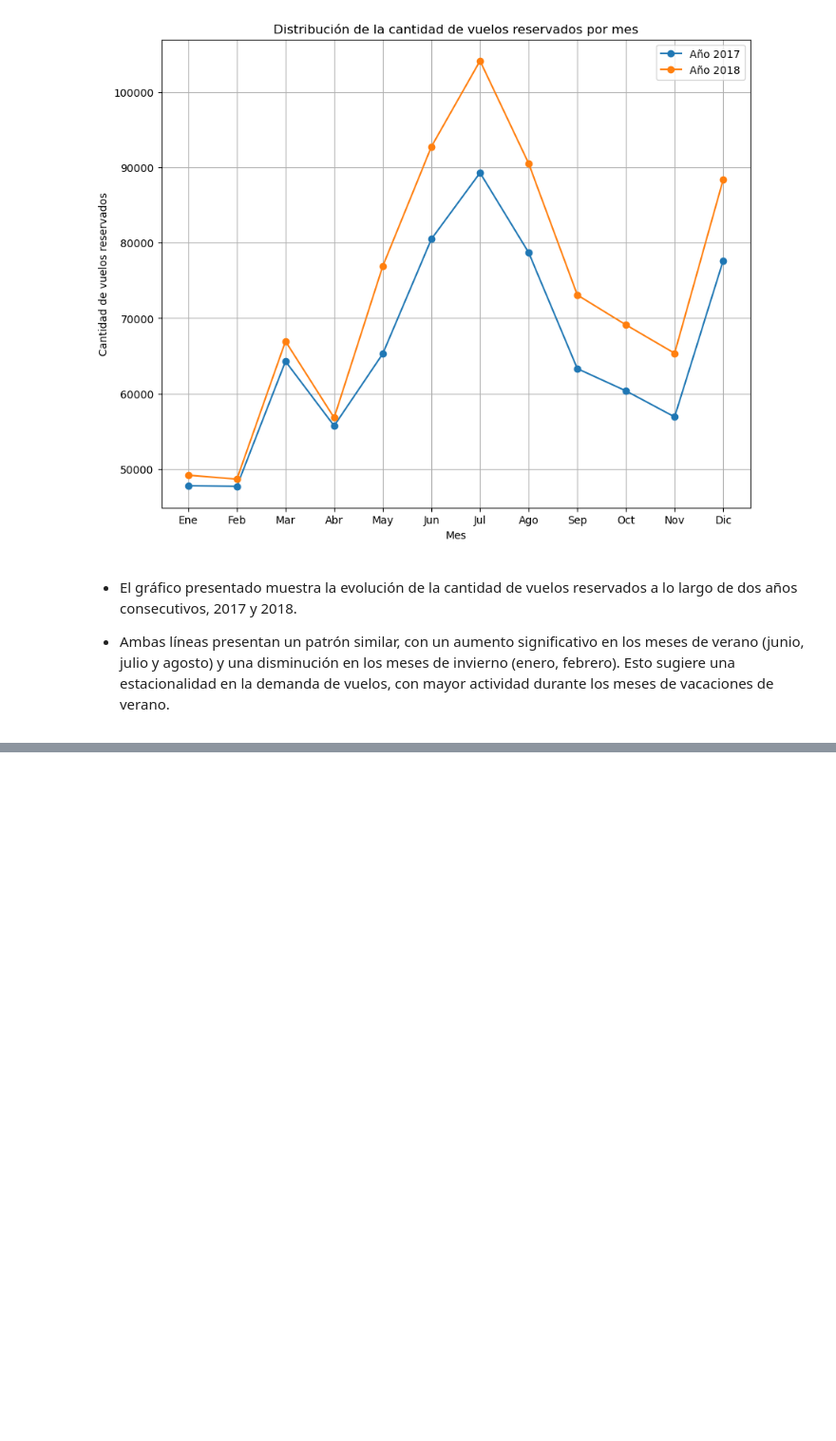
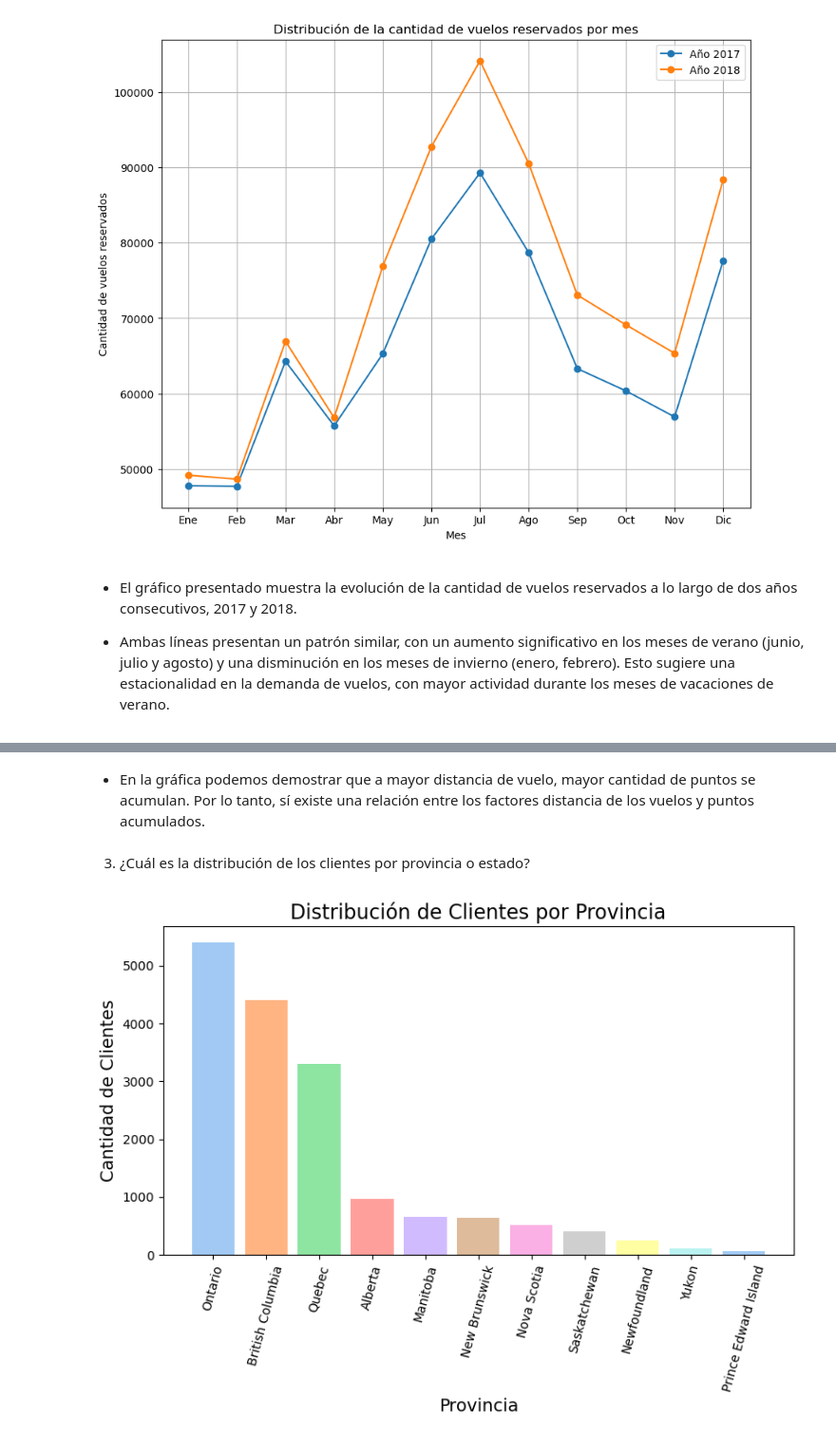
Before and after one commit to Adalab/bda-modulo-3-evaluacion-final-Lolamarba, a Jupyter notebook: FASE_2_Visualización.ipynb, the cells around one changed output, grey strips where cells are left out. Shown: that part at 95% size. Saved outputs shown, nothing was run; the diff lists cells and outputs as text; code cells hidden in the pictures; blank space fills up the shorter version.

```diff
--- a/FASE_2_Visualización.ipynb
+++ b/FASE_2_Visualización.ipynb
@@ -120,0 +142,29 @@ plt.show()
+# %% [markdown]
+- En la gráfica podemos demostrar que a mayor distancia de vuelo, mayor cantidad de puntos se acumulan. Por lo tanto, sí existe una relación entre los factores distancia de los vuelos y puntos acumulados.
+# %% [markdown]
+3. ¿Cuál es la distribución de los clientes por provincia o estado?
+# %%
+# Contar la cantidad de clientes por provincia
+provincia_counts = df_loyalty['provincia'].value_counts()
+
+# Configuración de tamaño de la figura
+plt.figure(figsize=(8, 6))
+
+colores = sns.color_palette("pastel")
+
+# Creamos un gráfico de barras
+plt.bar(provincia_counts.index, provincia_counts.values, color=colores)
+
+# Rotamos, en este caso, las etiquetas del eje x para mejor visualización
+plt.xticks(rotation=75)
+
+# Añadimos títulos y sus etiquetas
+plt.title('Distribución de Clientes por Provincia', fontsize=16)
+plt.xlabel('Provincia', fontsize=14)
+plt.ylabel('Cantidad de Clientes', fontsize=14)
+
+# Mostramos el gráfico
+plt.tight_layout()   # Evitamos solapamiento
+plt.show()
+# %% [output]
+[figure, added]
```
Also changed, not shown: parts of 12 cells of this notebook.
